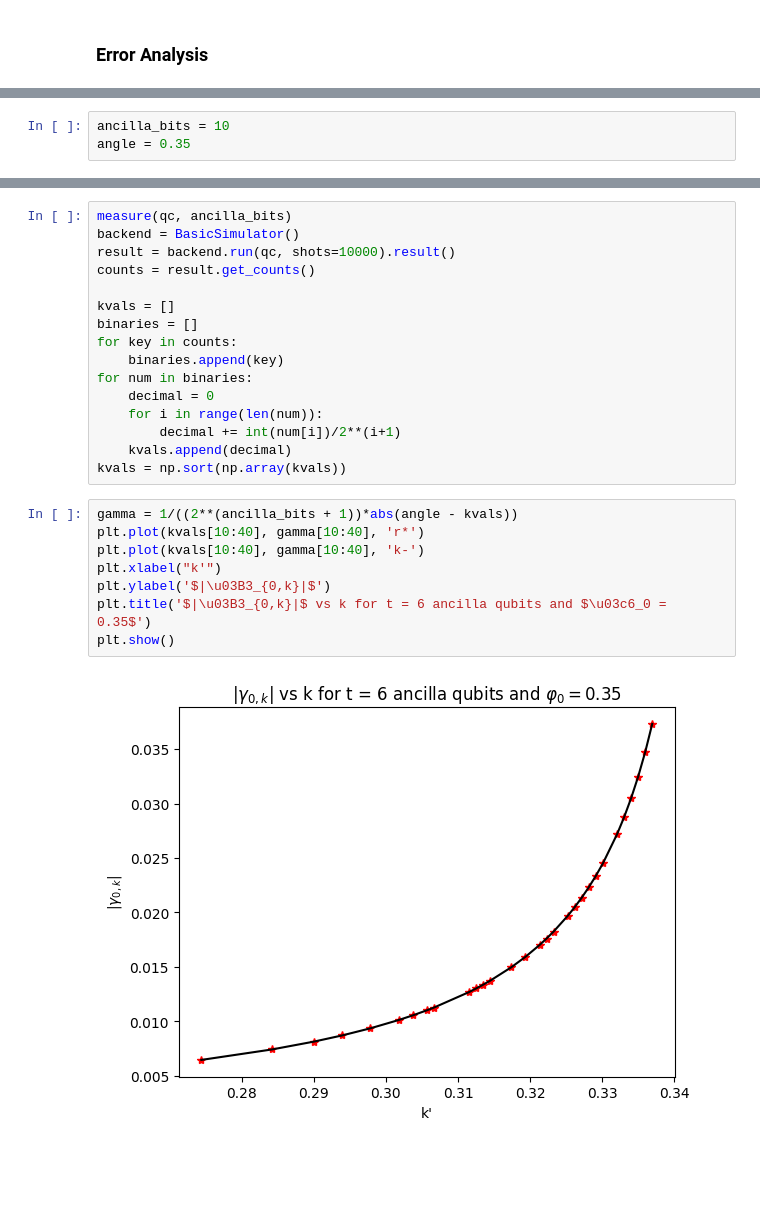
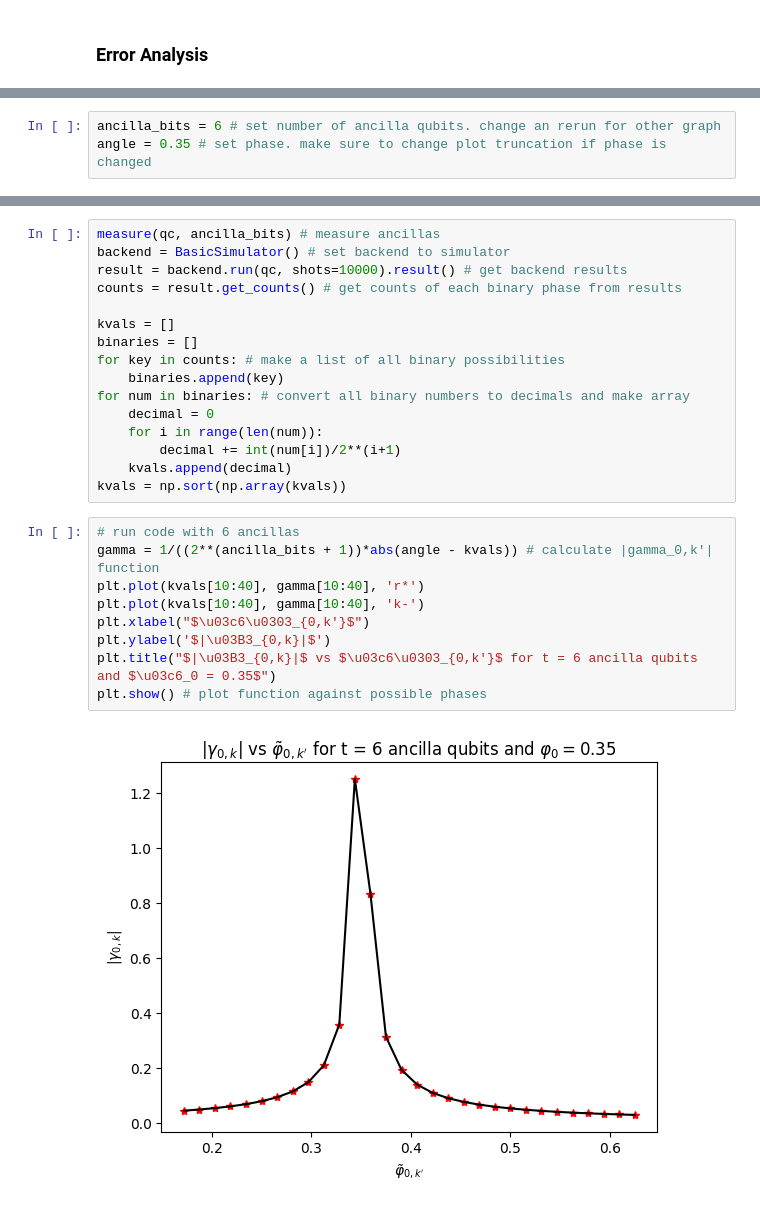
Before and after one commit to paulbruzzi/quantum-linear-algebra, a Jupyter notebook: Quantum_Phase_Estimation.ipynb, the cells around one changed output, grey strips where cells are left out. Cells and saved outputs as stored; diff of their text form; blank space fills up the shorter version.

```diff
--- a/Quantum_Phase_Estimation.ipynb
+++ b/Quantum_Phase_Estimation.ipynb
@@ -375,6 +377,6 @@ $$\left|\gamma_{0,k'}\right| \leq \frac{2}{2^t2\pi\frac{2}{\pi}\left|\varphi_0 -
 # %%
-ancilla_bits = 10
-angle = 0.35
+ancilla_bits = 6 # set number of ancilla qubits. change an rerun for other graph
+angle = 0.35 # set phase. make sure to change plot truncation if phase is changed
 # %%
 print("Decimal Representation of the phase angle:", angle)
 reading_angle = angle
@@ -402,27 +411,28 @@ add_inv_fourier_transform(qc,ancilla_bits)
 # %%
-measure(qc, ancilla_bits)
-backend = BasicSimulator()
-result = backend.run(qc, shots=10000).result()
-counts = result.get_counts()
+measure(qc, ancilla_bits) # measure ancillas
+backend = BasicSimulator() # set backend to simulator
+result = backend.run(qc, shots=10000).result() # get backend results
+counts = result.get_counts() # get counts of each binary phase from results
 
 kvals = []
 binaries = []
-for key in counts:
+for key in counts: # make a list of all binary possibilities
     binaries.append(key)
-for num in binaries:
+for num in binaries: # convert all binary numbers to decimals and make array
     decimal = 0
     for i in range(len(num)):
         decimal += int(num[i])/2**(i+1)
     kvals.append(decimal)
 kvals = np.sort(np.array(kvals))
 # %%
-gamma = 1/((2**(ancilla_bits + 1))*abs(angle - kvals))
+# run code with 6 ancillas
+gamma = 1/((2**(ancilla_bits + 1))*abs(angle - kvals)) # calculate |gamma_0,k'| function
 plt.plot(kvals[10:40], gamma[10:40], 'r*')
 plt.plot(kvals[10:40], gamma[10:40], 'k-')
-plt.xlabel("k'")
+plt.xlabel("$\u03c6\u0303_{0,k'}$")
 plt.ylabel('$|\u03B3_{0,k}|$')
-plt.title('$|\u03B3_{0,k}|$ vs k for t = 6 ancilla qubits and $\u03c6_0 = 0.35$')
-plt.show()
+plt.title("$|\u03B3_{0,k}|$ vs $\u03c6\u0303_{0,k'}$ for t = 6 ancilla qubits and $\u03c6_0 = 0.35$")
+plt.show() # plot function against possible phases
 # %% [output]
-[figure, old version]
+[figure, new version]
 # %%
```
Also changed, not shown: parts of 9 cells of this notebook, 1 other file.
